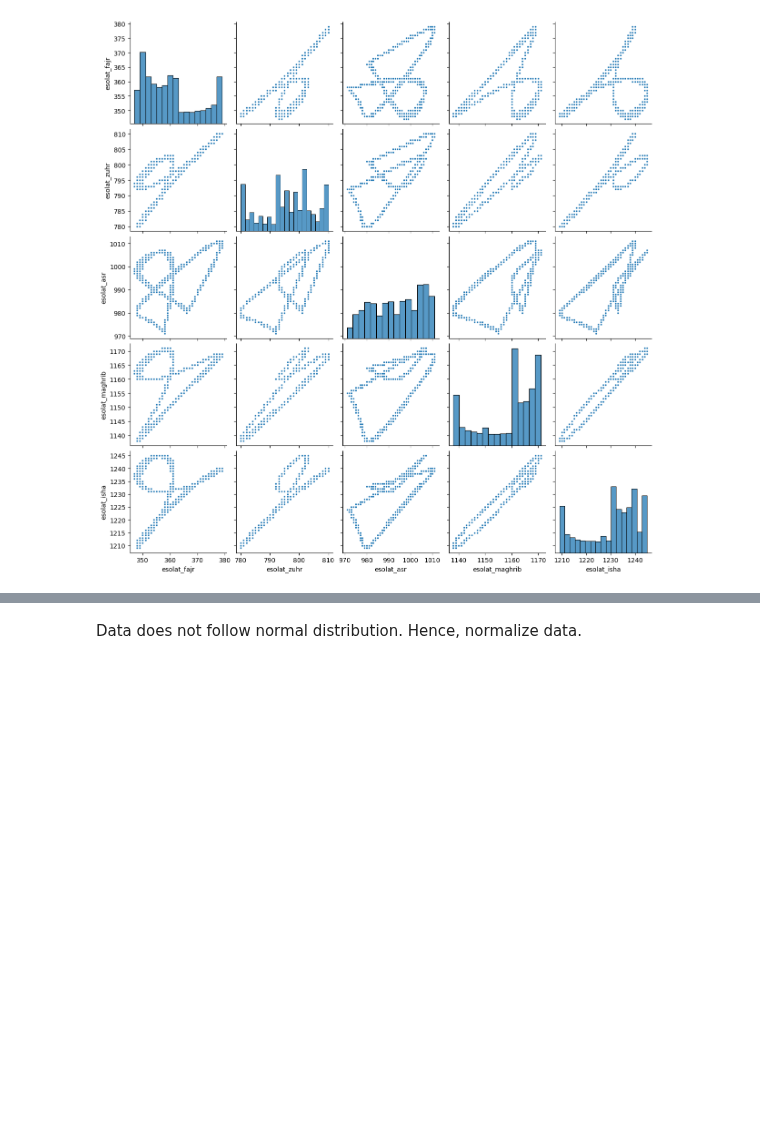
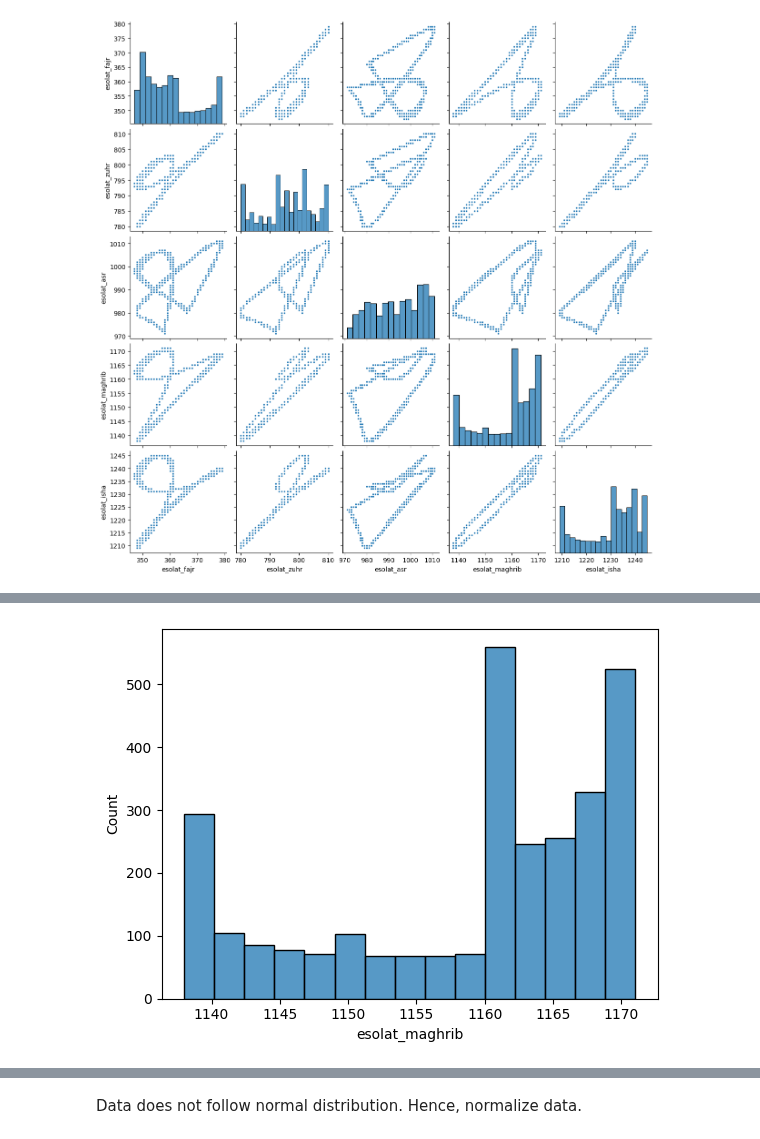
Before and after one commit to azamsuratem/predictprayertimes, a Jupyter notebook: python/objective_2_new.ipynb, the cells around one changed output, grey strips where cells are left out. Cells and saved outputs as stored; diff of their text form; code cells hidden in the pictures; blank space fills up the shorter version.

```diff
--- a/python/objective_2_new.ipynb
+++ b/python/objective_2_new.ipynb
@@ -60,0 +79,4 @@ plt.show()
+# %%
+plot_histogram_dist("esolat_maghrib")
+# %% [output]
+[figure, added]
```
Also changed, not shown: parts of 20 cells of this notebook.
